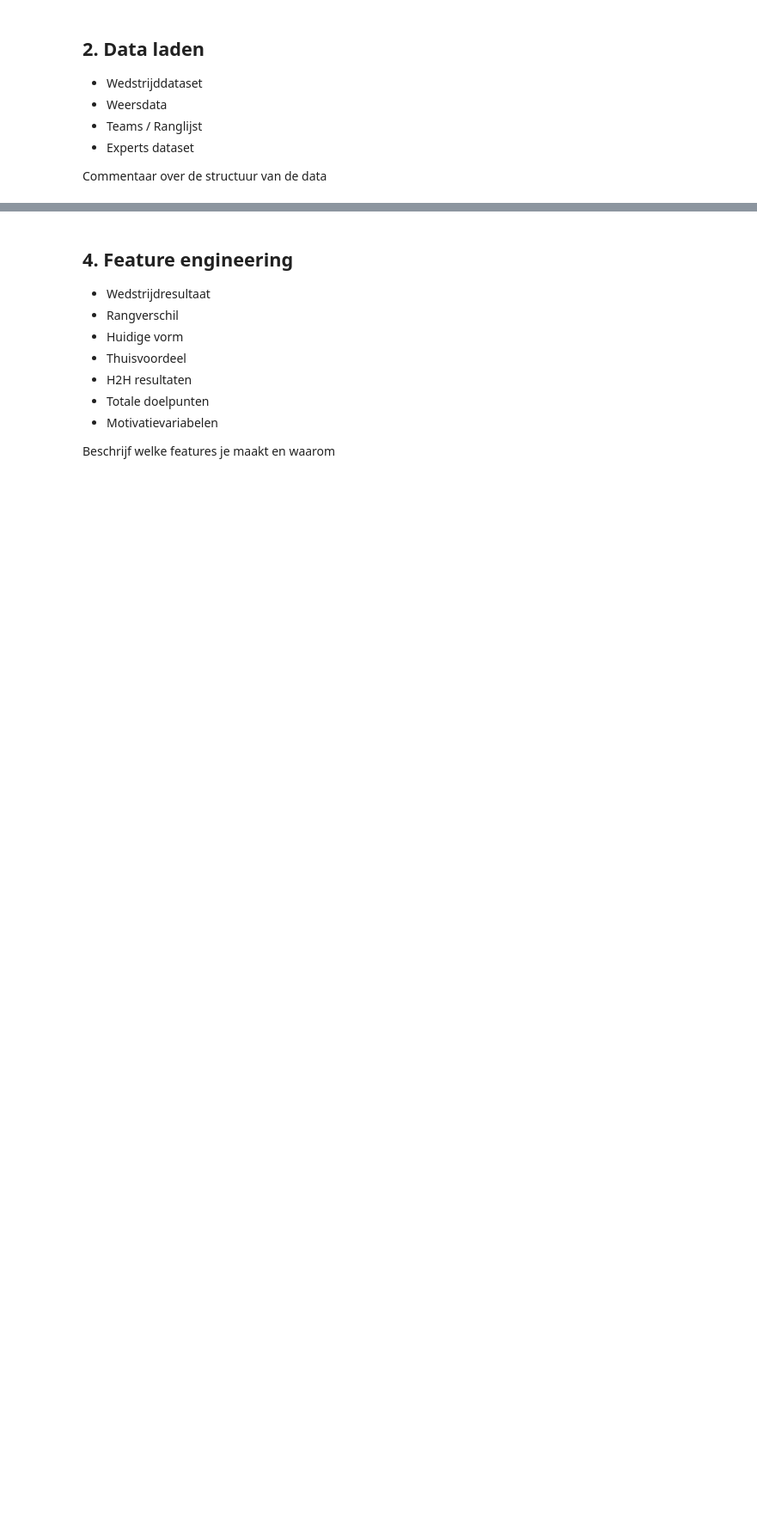
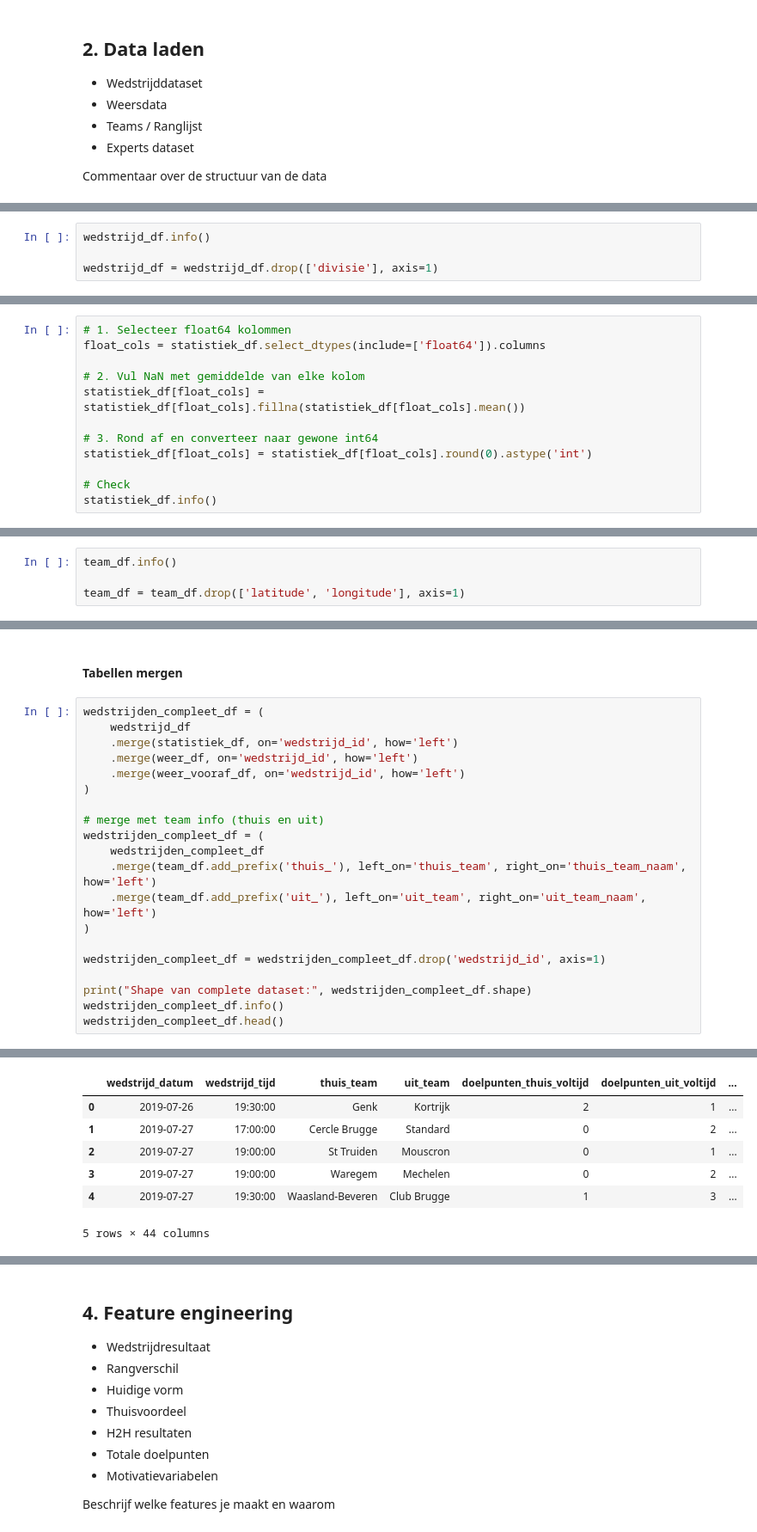
Before and after one commit to Torbendes/Bachelorproef, a Jupyter notebook: code/analyse/jpl_analyse.ipynb, the cells around one changed output, grey strips where cells are left out. Shown at 86% size. Saved outputs shown, nothing was run; the diff lists cells and outputs as text; blank space fills up the shorter version.

Commit message:
data wedstrijden + enquete: inladen + opschonen

```diff
--- a/code/analyse/jpl_analyse.ipynb
+++ b/code/analyse/jpl_analyse.ipynb
@@ -38,0 +91,4 @@ Commentaar bij wat je gaat controleren en aanpassen
+# %%
+wedstrijd_df.info()
+
+wedstrijd_df = wedstrijd_df.drop(['divisie'], axis=1)
@@ -38,0 +109,12 @@ Commentaar bij wat je gaat controleren en aanpassen
+# %%
+# 1. Selecteer float64 kolommen
+float_cols = statistiek_df.select_dtypes(include=['float64']).columns
+
+# 2. Vul NaN met gemiddelde van elke kolom
+statistiek_df[float_cols] = statistiek_df[float_cols].fillna(statistiek_df[float_cols].mean())
+
+# 3. Rond af en converteer naar gewone int64
+statistiek_df[float_cols] = statistiek_df[float_cols].round(0).astype('int')
+
+# Check
+statistiek_df.info()
@@ -38,0 +139,4 @@ Commentaar bij wat je gaat controleren en aanpassen
+# %%
+team_df.info()
+
+team_df = team_df.drop(['latitude', 'longitude'], axis=1)
@@ -38,0 +191,23 @@ Commentaar bij wat je gaat controleren en aanpassen
+# %% [markdown]
+#### Tabellen mergen
+# %%
+wedstrijden_compleet_df = (
+    wedstrijd_df
+    .merge(statistiek_df, on='wedstrijd_id', how='left')
+    .merge(weer_df, on='wedstrijd_id', how='left')
+    .merge(weer_vooraf_df, on='wedstrijd_id', how='left')
+)
+
+# merge met team info (thuis en uit)
+wedstrijden_compleet_df = (
+    wedstrijden_compleet_df
+    .merge(team_df.add_prefix('thuis_'), left_on='thuis_team', right_on='thuis_team_naam', how='left')
+    .merge(team_df.add_prefix('uit_'), left_on='uit_team', right_on='uit_team_naam', how='left')
+)
+
+wedstrijden_compleet_df = wedstrijden_compleet_df.drop('wedstrijd_id', axis=1)
+
+print("Shape van complete dataset:", wedstrijden_compleet_df.shape)
+wedstrijden_compleet_df.info()
+wedstrijden_compleet_df.head()
+# %% [output]
@@ -38,0 +231,7 @@ Commentaar bij wat je gaat controleren en aanpassen
+|  | wedstrijd_datum | wedstrijd_tijd | thuis_team | uit_team | doelpunten_thuis_voltijd | doelpunten_uit_voltijd | ... |
+| 0 | 2019-07-26 | 19:30:00 | Genk | Kortrijk | 2 | 1 | ... |
+| 1 | 2019-07-27 | 17:00:00 | Cercle Brugge | Standard | 0 | 2 | ... |
+| 2 | 2019-07-27 | 19:00:00 | St Truiden | Mouscron | 0 | 1 | ... |
+| 3 | 2019-07-27 | 19:00:00 | Waregem | Mechelen | 0 | 2 | ... |
+| 4 | 2019-07-27 | 19:30:00 | Waasland-Beveren | Club Brugge | 1 | 3 | ... |
+5 rows × 44 columns
```
Also changed, not shown: parts of 20 cells of this notebook, 2 other files.
